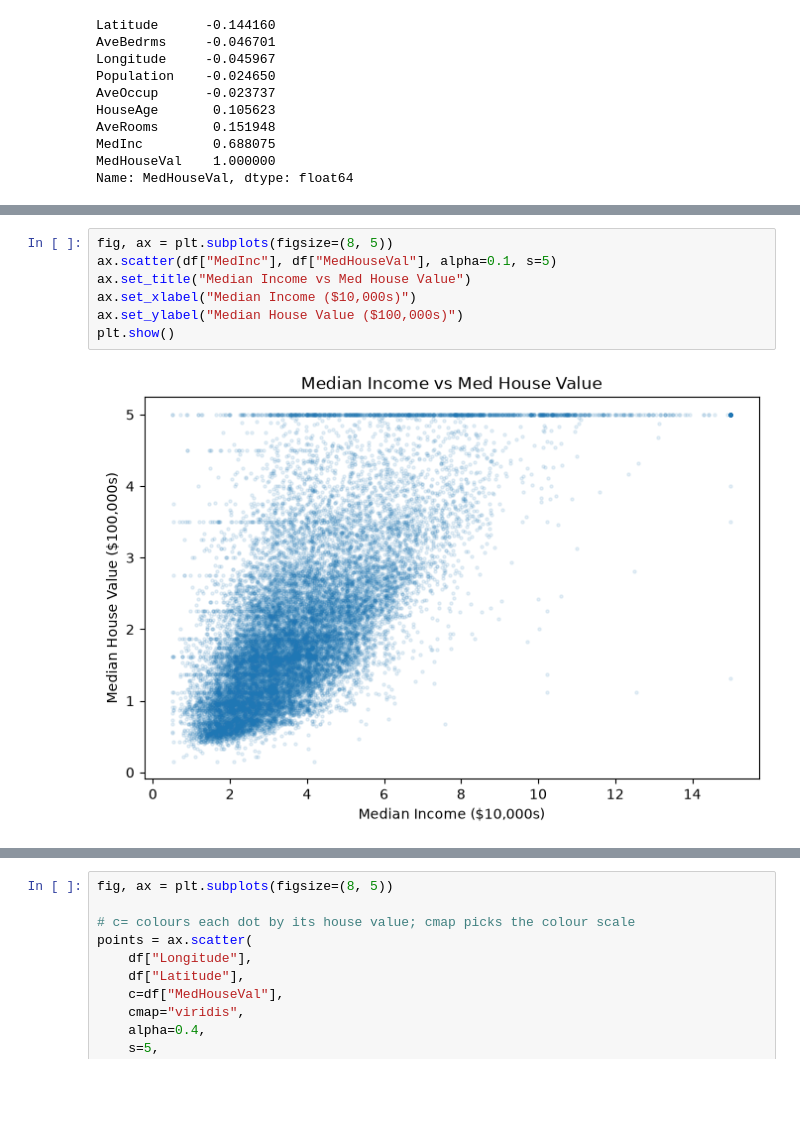
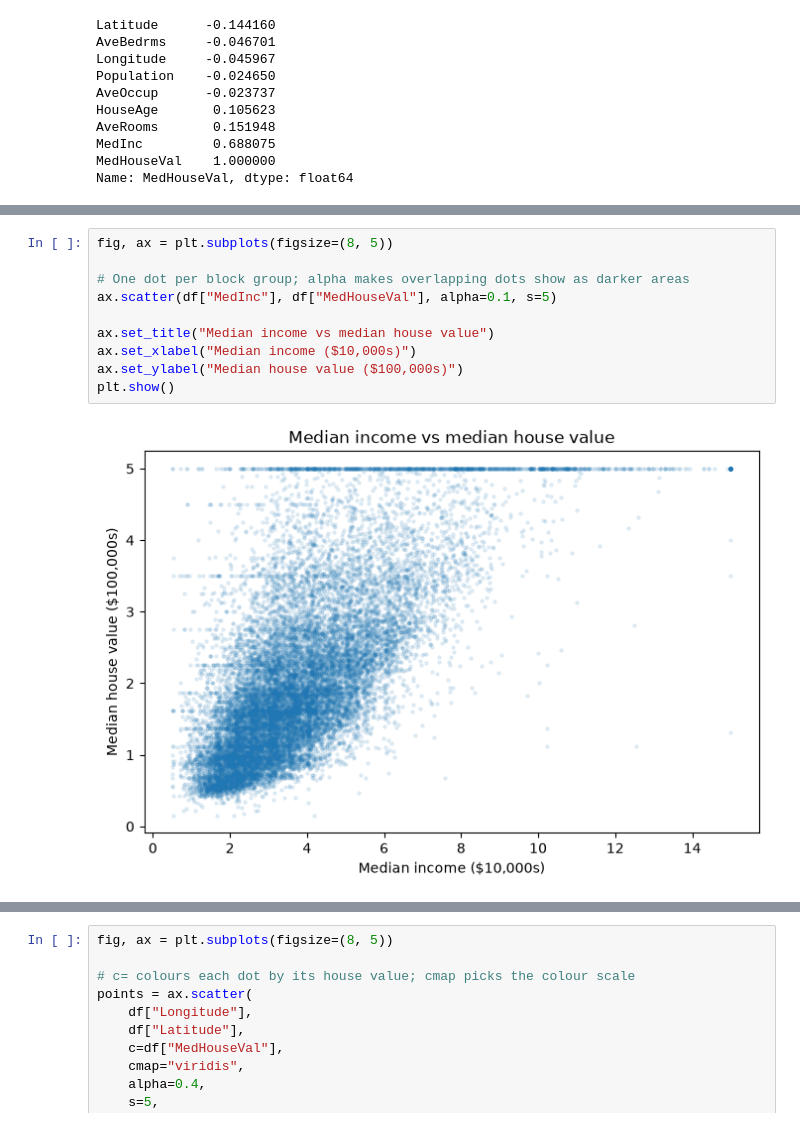
Before and after one commit to Sajoy2129/house-prices, a Jupyter notebook: explore.ipynb, the cells around one changed output, grey strips where cells are left out. Drawn from its saved outputs; the diff is of its cells as text; blank space fills up the shorter version.

```diff
--- a/explore.ipynb
+++ b/explore.ipynb
@@ -158,10 +194,13 @@ yes
 # %%
 fig, ax = plt.subplots(figsize=(8, 5))
+
+# One dot per block group; alpha makes overlapping dots show as darker areas
 ax.scatter(df["MedInc"], df["MedHouseVal"], alpha=0.1, s=5)
-ax.set_title("Median Income vs Med House Value")
-ax.set_xlabel("Median Income ($10,000s)")
-ax.set_ylabel("Median House Value ($100,000s)")
+
+ax.set_title("Median income vs median house value")
+ax.set_xlabel("Median income ($10,000s)")
+ax.set_ylabel("Median house value ($100,000s)")
 plt.show()
 # %% [output]
-[figure, old version]
+[figure, new version]
 # %% [markdown]
```
Also changed, not shown: parts of 10 cells of this notebook, 1 other file.
